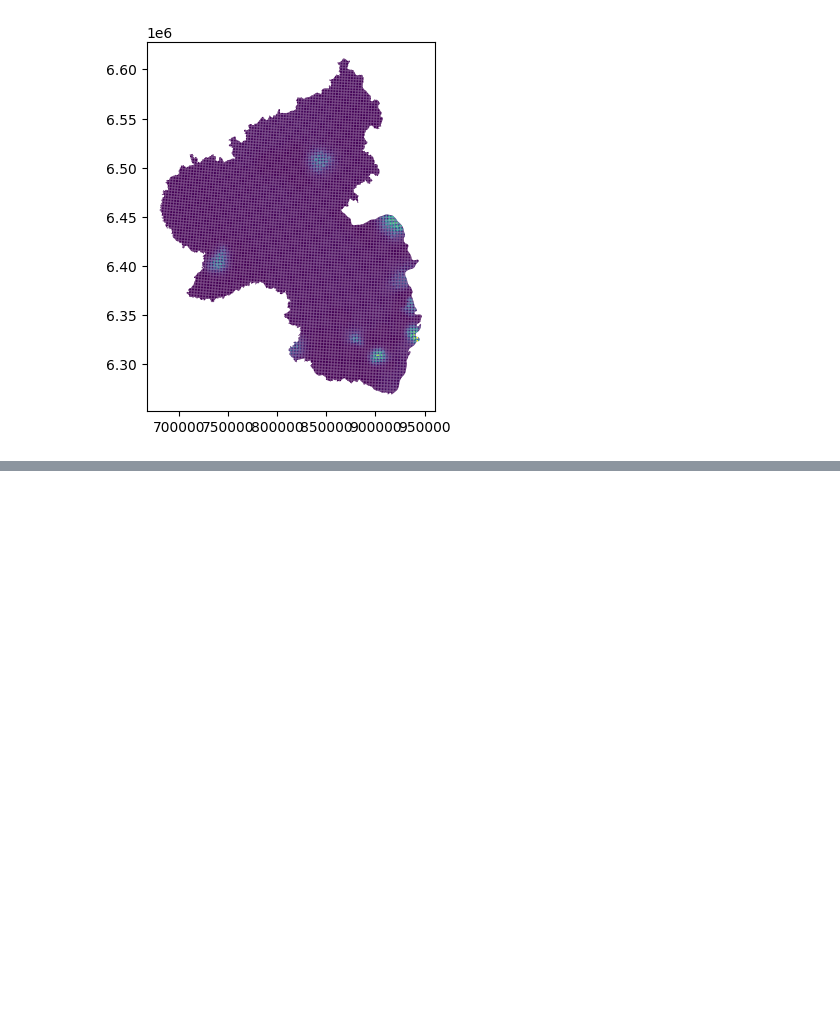
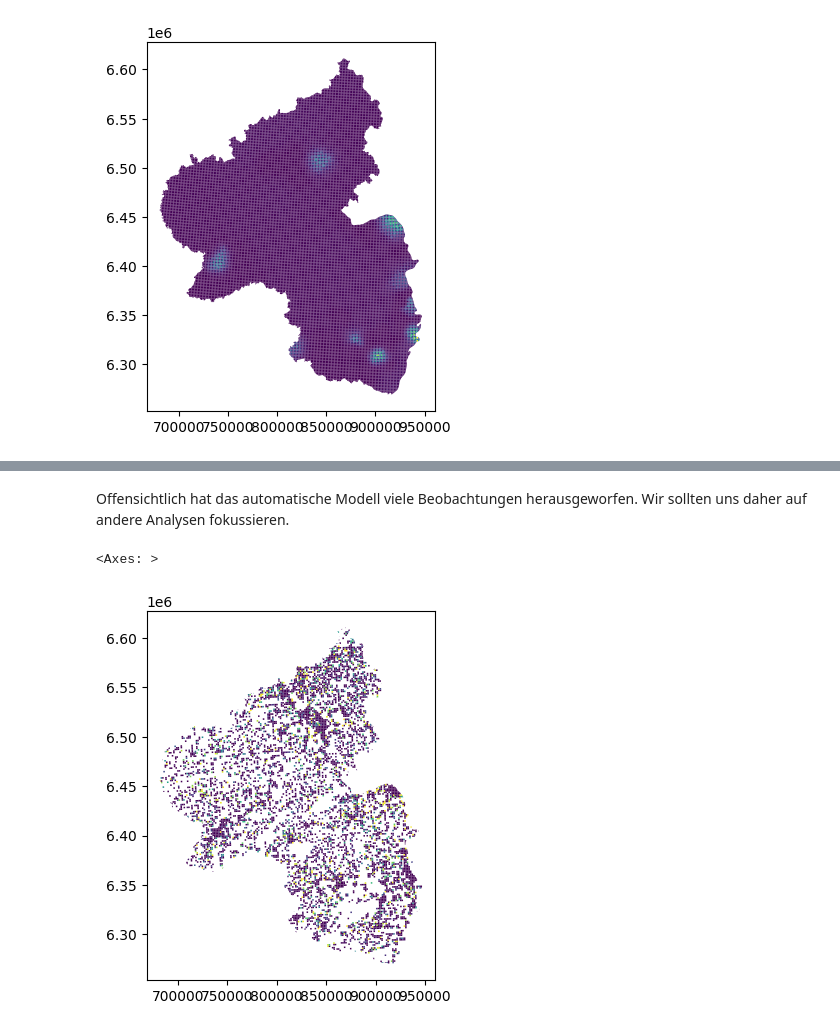
Before and after one commit to s4padoer/kleinraeumige_analyse_gruene_btw25_rlp, a Jupyter notebook: analyse_anteile.ipynb, the cells around one changed output, grey strips where cells are left out. Cells and saved outputs as stored; diff of their text form; code cells hidden in the pictures; blank space fills up the shorter version.

```diff
--- a/analyse_anteile.ipynb
+++ b/analyse_anteile.ipynb
@@ -116,16 +156,35 @@ test3a.plot(column="GRUENE")
+# %% [markdown]
+Offensichtlich hat das automatische Modell viele Beobachtungen herausgeworfen. Wir sollten uns daher auf andere Analysen fokussieren.
 # %%
 # Dasselbe Problem mit der perfekten Kollinearitaet
 # wie im absoluten Fall
+ars = 'Amtlicher Regionalschlüssel (ARS)__Code'
 colinear = ['Personen unter 18 Jahren', 'keine Heizung', 'kein Energieträger', 'Gebäude vor 1919']
+covariates2 = covariates.copy()
+covariates2.remove("GRUENE")
+for col in colinear:
+    if col in covariates2:
+        covariates2.remove(col)
+for col in geo_spalten:
+    if col in covariates2:
+        covariates2.remove(col)
 
-cols_regression = {x for x in zensus_1km_df.columns.to_list()}
-cols_regression = cols_regression & {x for x in zensus_landkreise.columns.to_list()}
-cols_regression = cols_regression.difference(colinear)
-cols_regression = list(cols_regression)
-
-# Hier sind viele NA's
-cols_regression.remove("Kohle")
-cols_regression.remove("Biomasse/Biogas")
-cols_regression.remove("Einwohner")
-exog = ["Einwohnerdichte"]
-cols_regression.remove(exog[0])
+df = zensus_landkreise_geo[covariates2+["GRUENE_Anteil",ars]].dropna()
+encoder = OneHotEncoder(sparse_output=False,min_frequency=7).fit(zensus_landkreise_geo[[ars]] // 1000)
+encoded = encoder.transform(df[[ars]] // 1000)
+encoded_rlp = encoder.transform(np.ones((zensus_1km_rlp.shape[0],1))*7)
+# %%
+
+model = betareg.BetaModel(endog = df["GRUENE_Anteil"].to_numpy(),
+                        exog = np.concat([encoded, df[covariates2]], axis=1),
+                        exog_precision=np.ones((df.shape[0],1)))
+result = model.fit()
+zensus_1km_rlp["prediction"] = result.predict(
+    exog_precision=np.ones((zensus_1km_rlp.shape[0],1)),
+    exog=np.concat([encoded_rlp, zensus_1km_rlp[covariates2]],
+              axis=1))
+# %%
+zensus_1km_rlp.plot("prediction")
+# %% [output]
+<Axes: >
+[figure, added]
```
Also changed, not shown: parts of 8 cells of this notebook, 1 other file.
